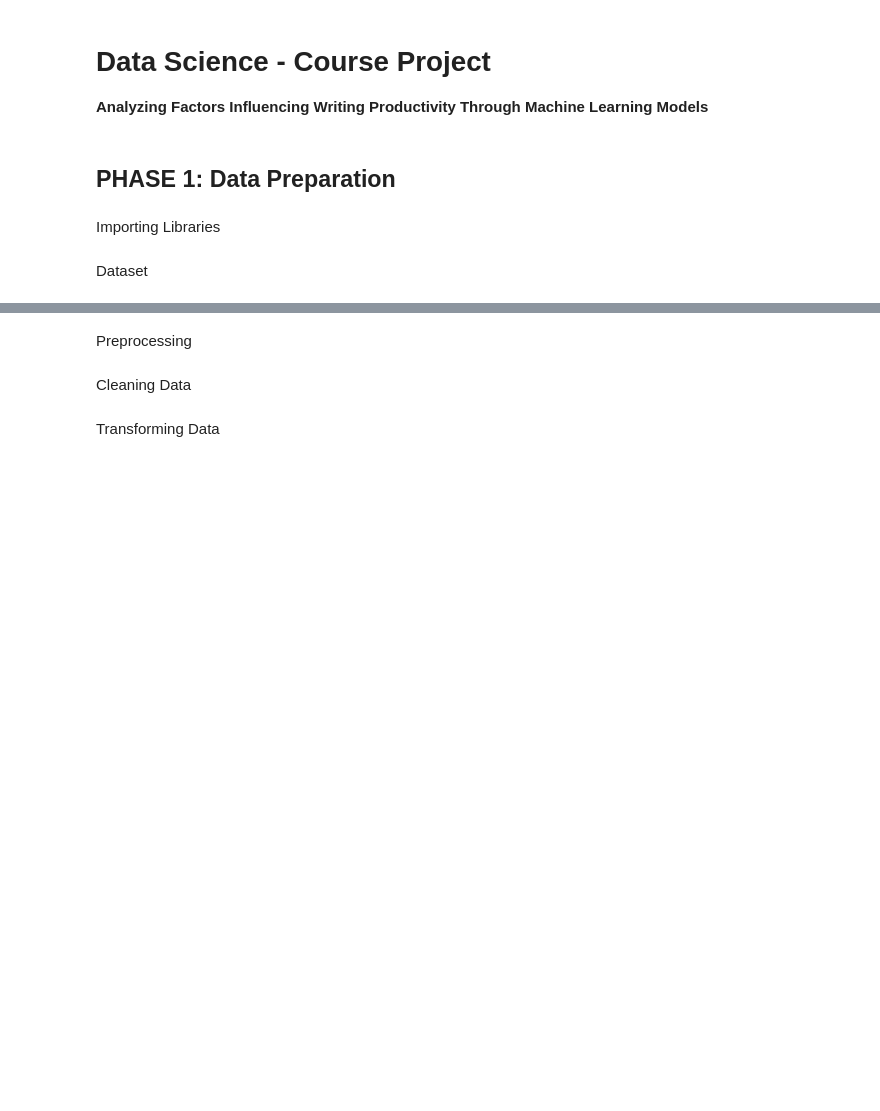
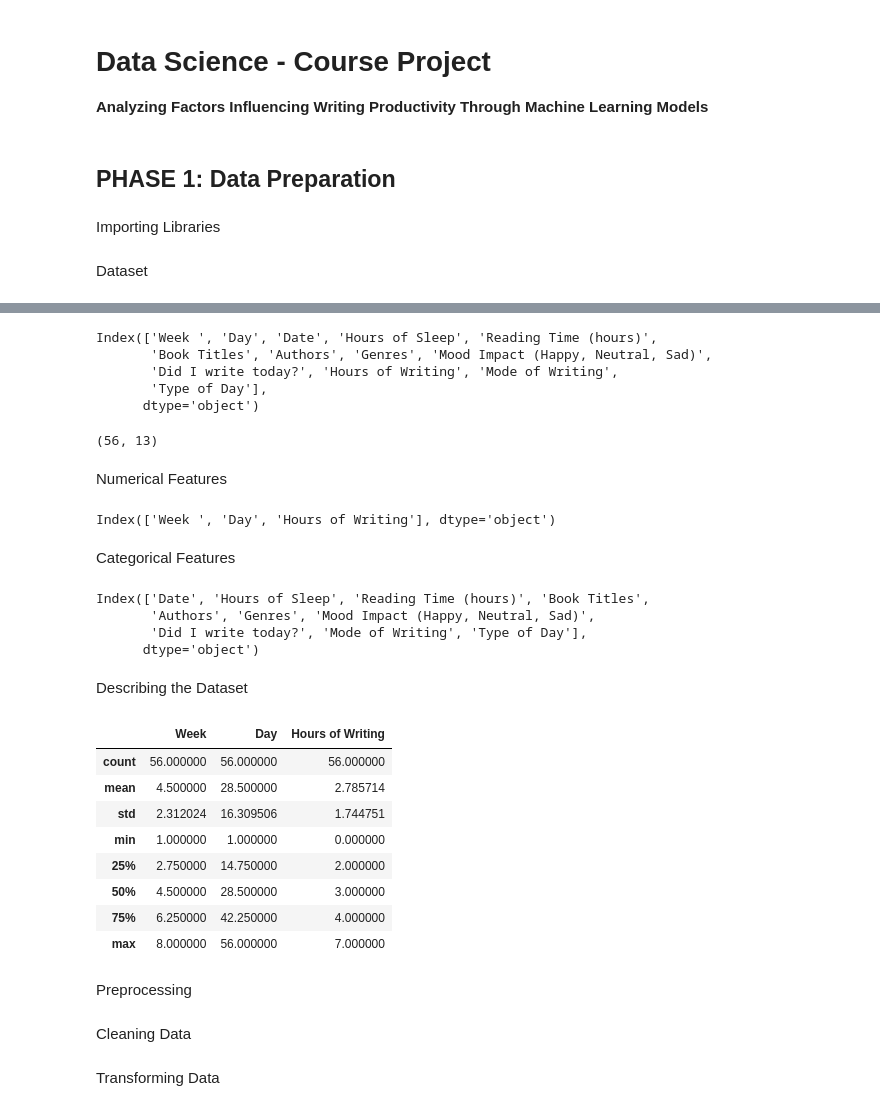
Before and after one commit to moridin04/Data-Science-Project, a Jupyter notebook: Data_Science_Project.ipynb, the cells around one changed output, grey strips where cells are left out. Cells and saved outputs as stored; diff of their text form; code cells hidden in the pictures; blank space fills up the shorter version.

```diff
--- a/Data_Science_Project.ipynb
+++ b/Data_Science_Project.ipynb
@@ -13,3 +34,44 @@ Dataset
+# %%
+df.columns
+# %% [output]
+Index(['Week ', 'Day', 'Date', 'Hours of Sleep', 'Reading Time (hours)',
+       'Book Titles', 'Authors', 'Genres', 'Mood Impact (Happy, Neutral, Sad)',
+       'Did I write today?', 'Hours of Writing', 'Mode of Writing',
+       'Type of Day'],
+      dtype='object')
+# %%
+df.shape
+# %% [output]
+(56, 13)
+# %% [markdown]
+Numerical Features
+# %%
+df.select_dtypes(include=['number']).columns
+# %% [output]
+Index(['Week ', 'Day', 'Hours of Writing'], dtype='object')
+# %% [markdown]
+Categorical Features
+# %%
+df.select_dtypes(include=['object']).columns
+# %% [output]
+Index(['Date', 'Hours of Sleep', 'Reading Time (hours)', 'Book Titles',
+       'Authors', 'Genres', 'Mood Impact (Happy, Neutral, Sad)',
+       'Did I write today?', 'Mode of Writing', 'Type of Day'],
+      dtype='object')
+# %% [markdown]
+Describing the Dataset
+# %%
+df.describe()
+# %% [output]
+|  | Week | Day | Hours of Writing |
+| count | 56.000000 | 56.000000 | 56.000000 |
+| mean | 4.500000 | 28.500000 | 2.785714 |
+| std | 2.312024 | 16.309506 | 1.744751 |
+| min | 1.000000 | 1.000000 | 0.000000 |
+| 25% | 2.750000 | 14.750000 | 2.000000 |
+| 50% | 4.500000 | 28.500000 | 3.000000 |
+| 75% | 6.250000 | 42.250000 | 4.000000 |
+| max | 8.000000 | 56.000000 | 7.000000 |
 # %% [markdown]
 Preprocessing
 # %% [markdown]
```
Also changed, not shown: parts of 3 cells of this notebook.
